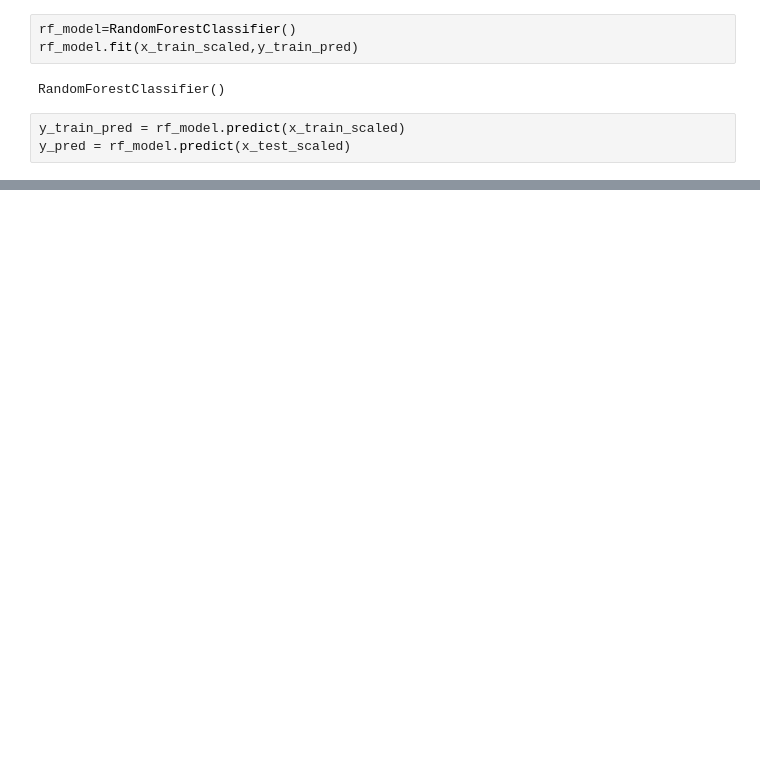
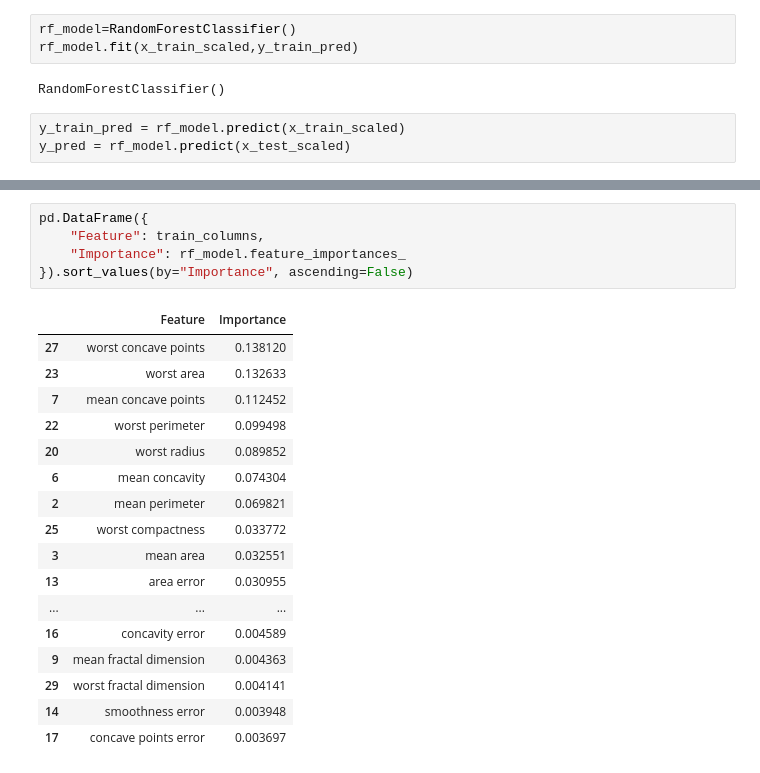
Before and after one commit to AhammedSameer46/bia-data-science, a Jupyter notebook: FIRST_PROJECT/MACHINE_LEARNING/Evlavte/Evaluvate.ipynb, the cells around one changed output, grey strips where cells are left out. Cells and saved outputs as stored; diff of their text form; blank space fills up the shorter version.

```diff
--- a/FIRST_PROJECT/MACHINE_LEARNING/Evlavte/Evaluvate.ipynb
+++ b/FIRST_PROJECT/MACHINE_LEARNING/Evlavte/Evaluvate.ipynb
@@ -219,0 +229,23 @@ Test F1 score: 0.9722222222222222
+# %%
+pd.DataFrame({
+    "Feature": train_columns,
+    "Importance": rf_model.feature_importances_
+}).sort_values(by="Importance", ascending=False)
+# %% [output]
+|  | Feature | Importance |
+| 27 | worst concave points | 0.138120 |
+| 23 | worst area | 0.132633 |
+| 7 | mean concave points | 0.112452 |
+| 22 | worst perimeter | 0.099498 |
+| 20 | worst radius | 0.089852 |
+| 6 | mean concavity | 0.074304 |
+| 2 | mean perimeter | 0.069821 |
+| 25 | worst compactness | 0.033772 |
+| 3 | mean area | 0.032551 |
+| 13 | area error | 0.030955 |
+| ... | ... | ... |
+| 16 | concavity error | 0.004589 |
+| 9 | mean fractal dimension | 0.004363 |
+| 29 | worst fractal dimension | 0.004141 |
+| 14 | smoothness error | 0.003948 |
+| 17 | concave points error | 0.003697 |
```
Also changed, not shown: parts of 8 cells of this notebook.
